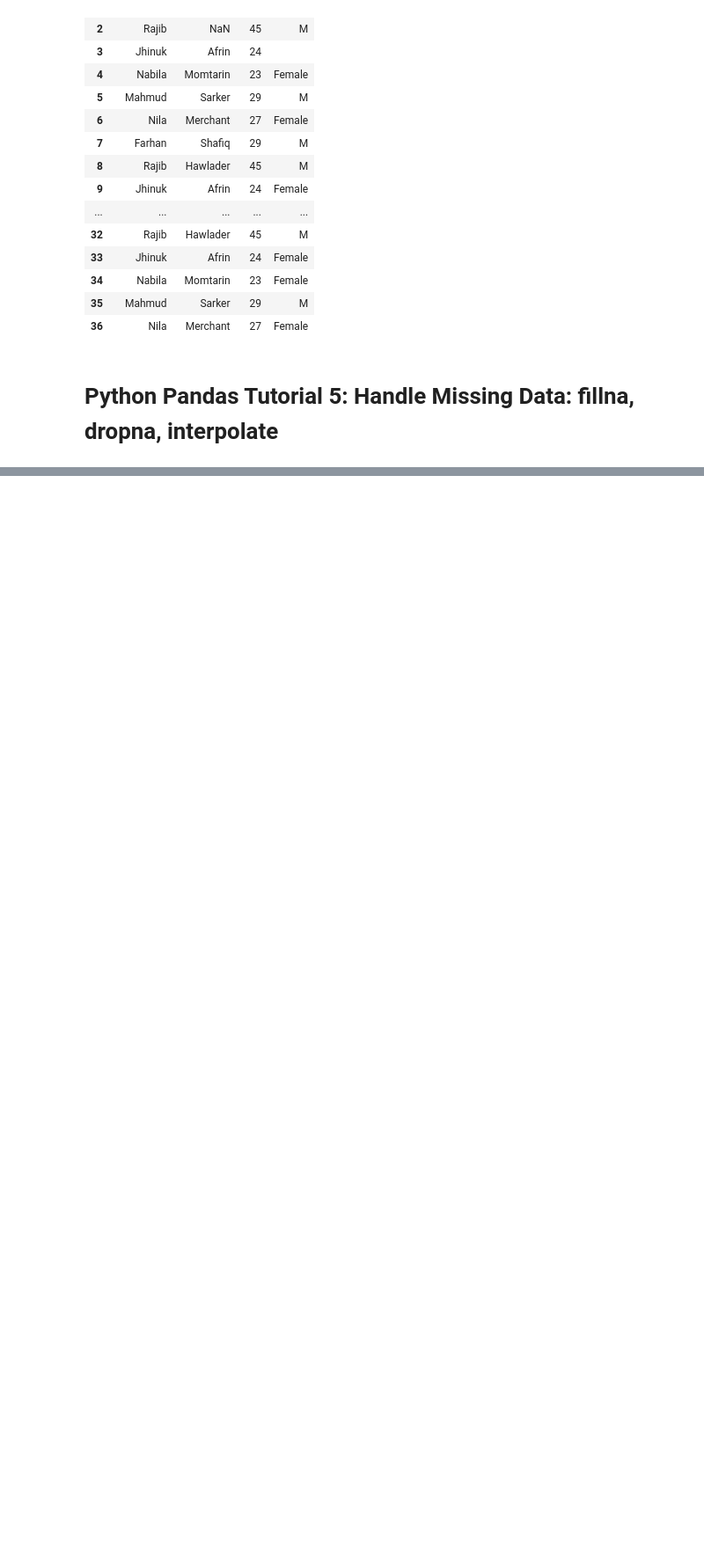
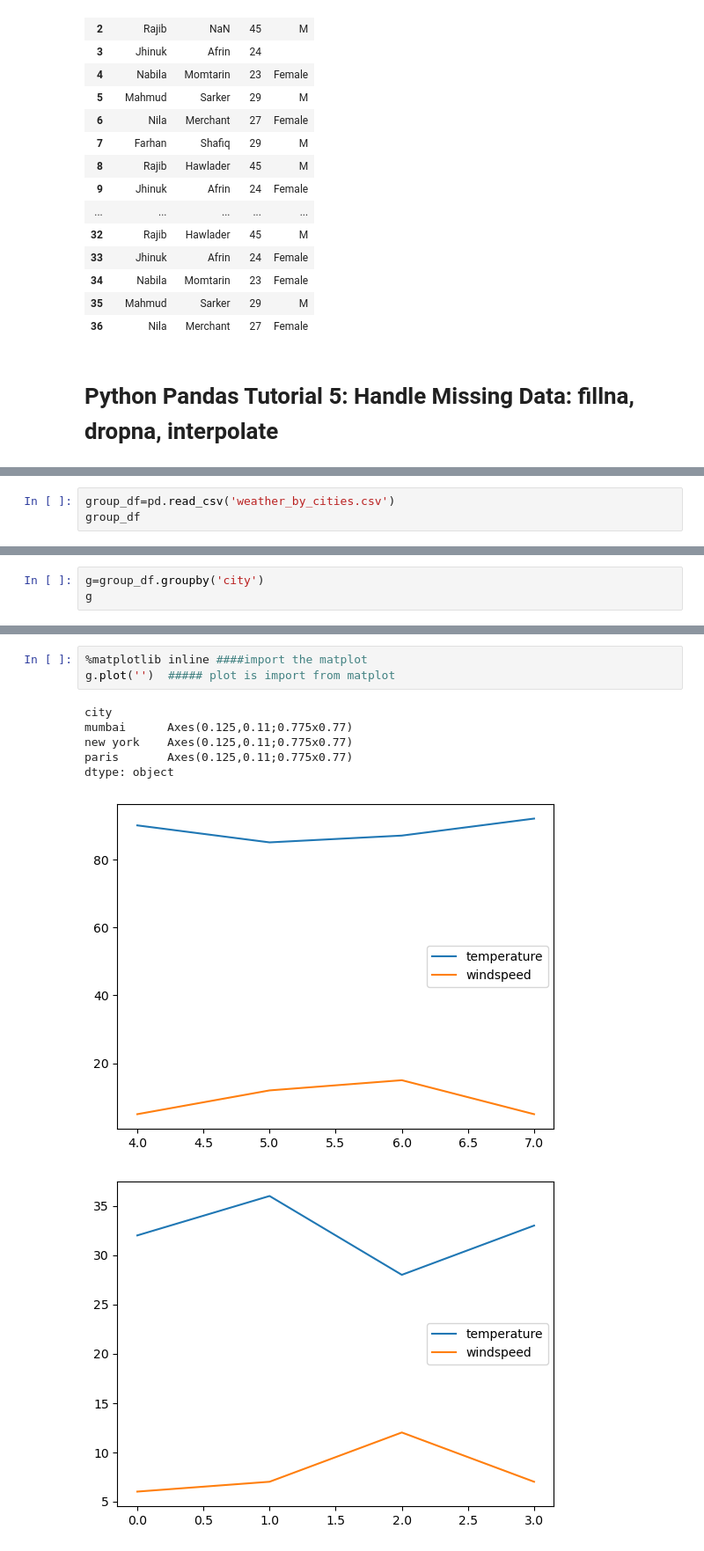
Before and after one commit to FarhanBinShafiq/pandass_practice, a Jupyter notebook: practice/pandass_codebasics/Dataframebasics_na.ipynb, the cells around one changed output, grey strips where cells are left out. Shown: that part at 88% size. Saved outputs shown, nothing was run; the diff lists cells and outputs as text; blank space fills up the shorter version.

```diff
--- a/practice/pandass_codebasics/Dataframebasics_na.ipynb
+++ b/practice/pandass_codebasics/Dataframebasics_na.ipynb
@@ -312,0 +469,3 @@ newDf.bfill() #it will replace the nan value or blank value with after columns v
+# %%
+group_df=pd.read_csv('weather_by_cities.csv')
+group_df
@@ -312,0 +486,3 @@ newDf.bfill() #it will replace the nan value or blank value with after columns v
+# %%
+g=group_df.groupby('city')
+g
@@ -312,0 +558,11 @@ newDf.bfill() #it will replace the nan value or blank value with after columns v
+# %%
+%matplotlib inline ####import the matplot
+g.plot('')  ##### plot is import from matplot
+# %% [output]
+city
+mumbai      Axes(0.125,0.11;0.775x0.77)
+new york    Axes(0.125,0.11;0.775x0.77)
+paris       Axes(0.125,0.11;0.775x0.77)
+dtype: object
+[figure, added]
+[figure, added]
```
Also changed, not shown: parts of 32 cells of this notebook, 3 other files.
